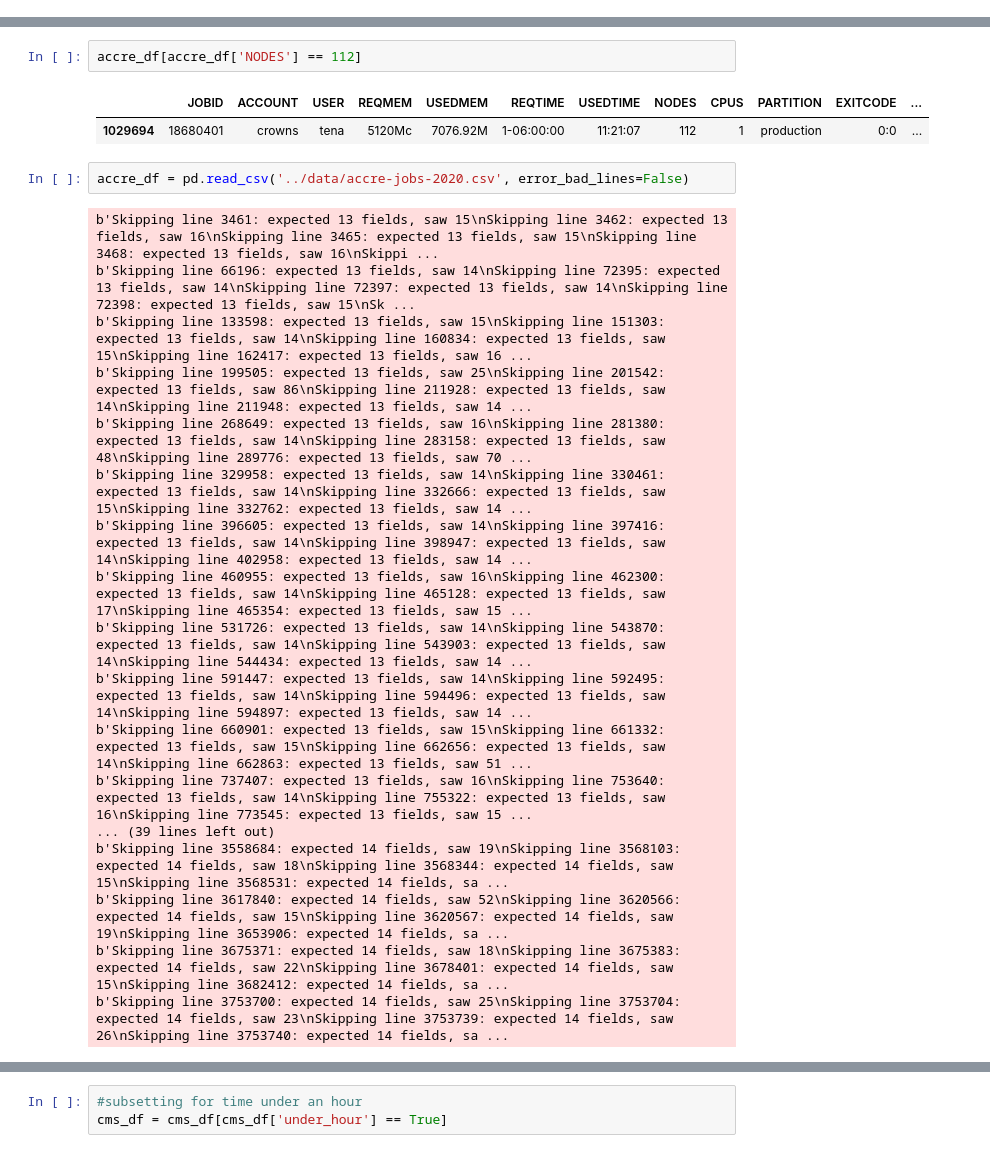
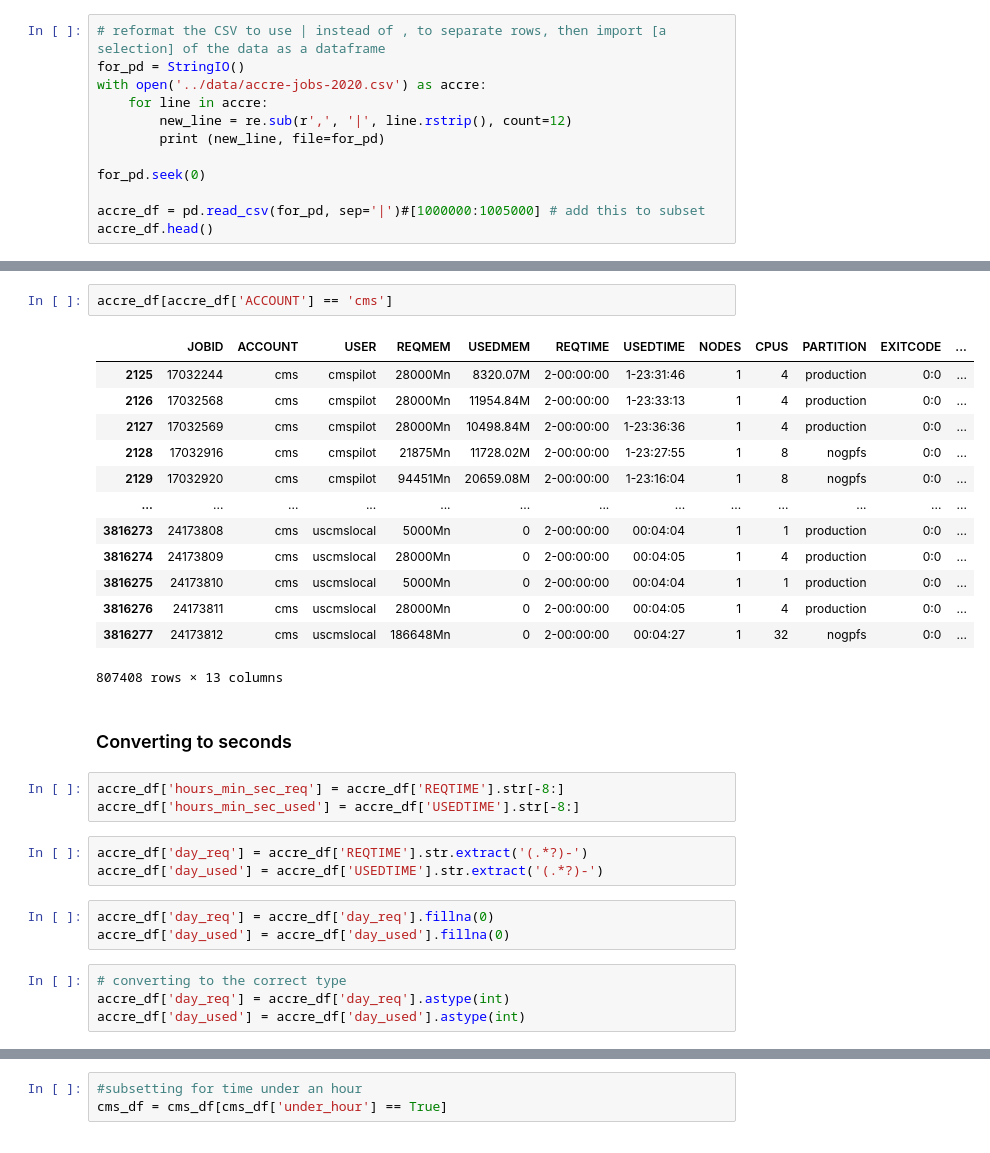
Before and after one commit to nss-data-science-cohort-4/dq2-accre-mst, a Jupyter notebook: notebooks/CMS Question.ipynb, the cells around one changed output, grey strips where cells are left out. Saved outputs shown, nothing was run; the diff lists cells and outputs as text.

```diff
--- a/notebooks/CMS Question.ipynb
+++ b/notebooks/CMS Question.ipynb
@@ -34,0 +22,12 @@ Name: NODES, dtype: int64
+# %%
+# reformat the CSV to use | instead of , to separate rows, then import [a selection] of the data as a dataframe
+for_pd = StringIO()
+with open('../data/accre-jobs-2020.csv') as accre:
+    for line in accre:
+        new_line = re.sub(r',', '|', line.rstrip(), count=12)
+        print (new_line, file=for_pd)
+
+for_pd.seek(0)
+
+accre_df = pd.read_csv(for_pd, sep='|')#[1000000:1005000] # add this to subset
+accre_df.head()
@@ -35,25 +41,31 @@ Name: NODES, dtype: int64
 # %%
-accre_df[accre_df['NODES'] == 112]
+accre_df[accre_df['ACCOUNT'] == 'cms']
 # %% [output]
 |  | JOBID | ACCOUNT | USER | REQMEM | USEDMEM | REQTIME | USEDTIME | NODES | CPUS | PARTITION | EXITCODE | ... |
-| 1029694 | 18680401 | crowns | tena | 5120Mc | 7076.92M | 1-06:00:00 | 11:21:07 | 112 | 1 | production | 0:0 | ... |
+| 2125 | 17032244 | cms | cmspilot | 28000Mn | 8320.07M | 2-00:00:00 | 1-23:31:46 | 1 | 4 | production | 0:0 | ... |
+| 2126 | 17032568 | cms | cmspilot | 28000Mn | 11954.84M | 2-00:00:00 | 1-23:33:13 | 1 | 4 | production | 0:0 | ... |
+| 2127 | 17032569 | cms | cmspilot | 28000Mn | 10498.84M | 2-00:00:00 | 1-23:36:36 | 1 | 4 | production | 0:0 | ... |
+| 2128 | 17032916 | cms | cmspilot | 21875Mn | 11728.02M | 2-00:00:00 | 1-23:27:55 | 1 | 8 | nogpfs | 0:0 | ... |
+| 2129 | 17032920 | cms | cmspilot | 94451Mn | 20659.08M | 2-00:00:00 | 1-23:16:04 | 1 | 8 | nogpfs | 0:0 | ... |
+| ... | ... | ... | ... | ... | ... | ... | ... | ... | ... | ... | ... | ... |
+| 3816273 | 24173808 | cms | uscmslocal | 5000Mn | 0 | 2-00:00:00 | 00:04:04 | 1 | 1 | production | 0:0 | ... |
+| 3816274 | 24173809 | cms | uscmslocal | 28000Mn | 0 | 2-00:00:00 | 00:04:05 | 1 | 4 | production | 0:0 | ... |
+| 3816275 | 24173810 | cms | uscmslocal | 5000Mn | 0 | 2-00:00:00 | 00:04:04 | 1 | 1 | production | 0:0 | ... |
+| 3816276 | 24173811 | cms | uscmslocal | 28000Mn | 0 | 2-00:00:00 | 00:04:05 | 1 | 4 | production | 0:0 | ... |
+| 3816277 | 24173812 | cms | uscmslocal | 186648Mn | 0 | 2-00:00:00 | 00:04:27 | 1 | 32 | nogpfs | 0:0 | ... |
+807408 rows × 13 columns
-# %%
-accre_df = pd.read_csv('../data/accre-jobs-2020.csv', error_bad_lines=False)
-# %% [output]
-b'Skipping line 3461: expected 13 fields, saw 15\nSkipping line 3462: expected 13 fields, saw 16\nSkipping line 3465: expected 13 fields, saw 15\nSkipping line 3468: expected 13 fields, saw 16\nSkippi ...
-b'Skipping line 66196: expected 13 fields, saw 14\nSkipping line 72395: expected 13 fields, saw 14\nSkipping line 72397: expected 13 fields, saw 14\nSkipping line 72398: expected 13 fields, saw 15\nSk ...
-b'Skipping line 133598: expected 13 fields, saw 15\nSkipping line 151303: expected 13 fields, saw 14\nSkipping line 160834: expected 13 fields, saw 15\nSkipping line 162417: expected 13 fields, saw 16 ...
-b'Skipping line 199505: expected 13 fields, saw 25\nSkipping line 201542: expected 13 fields, saw 86\nSkipping line 211928: expected 13 fields, saw 14\nSkipping line 211948: expected 13 fields, saw 14 ...
-b'Skipping line 268649: expected 13 fields, saw 16\nSkipping line 281380: expected 13 fields, saw 14\nSkipping line 283158: expected 13 fields, saw 48\nSkipping line 289776: expected 13 fields, saw 70 ...
-b'Skipping line 329958: expected 13 fields, saw 14\nSkipping line 330461: expected 13 fields, saw 14\nSkipping line 332666: expected 13 fields, saw 15\nSkipping line 332762: expected 13 fields, saw 14 ...
-b'Skipping line 396605: expected 13 fields, saw 14\nSkipping line 397416: expected 13 fields, saw 14\nSkipping line 398947: expected 13 fields, saw 14\nSkipping line 402958: expected 13 fields, saw 14 ...
-b'Skipping line 460955: expected 13 fields, saw 16\nSkipping line 462300: expected 13 fields, saw 14\nSkipping line 465128: expected 13 fields, saw 17\nSkipping line 465354: expected 13 fields, saw 15 ...
-b'Skipping line 531726: expected 13 fields, saw 14\nSkipping line 543870: expected 13 fields, saw 14\nSkipping line 543903: expected 13 fields, saw 14\nSkipping line 544434: expected 13 fields, saw 14 ...
-b'Skipping line 591447: expected 13 fields, saw 14\nSkipping line 592495: expected 13 fields, saw 14\nSkipping line 594496: expected 13 fields, saw 14\nSkipping line 594897: expected 13 fields, saw 14 ...
-b'Skipping line 660901: expected 13 fields, saw 15\nSkipping line 661332: expected 13 fields, saw 15\nSkipping line 662656: expected 13 fields, saw 14\nSkipping line 662863: expected 13 fields, saw 51 ...
-b'Skipping line 737407: expected 13 fields, saw 16\nSkipping line 753640: expected 13 fields, saw 14\nSkipping line 755322: expected 13 fields, saw 16\nSkipping line 773545: expected 13 fields, saw 15 ...
-... (39 lines left out)
-b'Skipping line 3558684: expected 14 fields, saw 19\nSkipping line 3568103: expected 14 fields, saw 18\nSkipping line 3568344: expected 14 fields, saw 15\nSkipping line 3568531: expected 14 fields, sa ...
-b'Skipping line 3617840: expected 14 fields, saw 52\nSkipping line 3620566: expected 14 fields, saw 15\nSkipping line 3620567: expected 14 fields, saw 19\nSkipping line 3653906: expected 14 fields, sa ...
-b'Skipping line 3675371: expected 14 fields, saw 18\nSkipping line 3675383: expected 14 fields, saw 22\nSkipping line 3678401: expected 14 fields, saw 15\nSkipping line 3682412: expected 14 fields, sa ...
-b'Skipping line 3753700: expected 14 fields, saw 25\nSkipping line 3753704: expected 14 fields, saw 23\nSkipping line 3753739: expected 14 fields, saw 26\nSkipping line 3753740: expected 14 fields, sa ...
+# %% [markdown]
+### Converting to seconds
+# %%
+accre_df['hours_min_sec_req'] = accre_df['REQTIME'].str[-8:]
+accre_df['hours_min_sec_used'] = accre_df['USEDTIME'].str[-8:]
+# %%
+accre_df['day_req'] = accre_df['REQTIME'].str.extract('(.*?)-')
+accre_df['day_used'] = accre_df['USEDTIME'].str.extract('(.*?)-')
+# %%
+accre_df['day_req'] = accre_df['day_req'].fillna(0)
+accre_df['day_used'] = accre_df['day_used'].fillna(0)
+# %%
+# converting to the correct type
+accre_df['day_req'] = accre_df['day_req'].astype(int)
+accre_df['day_used'] = accre_df['day_used'].astype(int)
```
Also changed, not shown: parts of 64 cells of this notebook.
